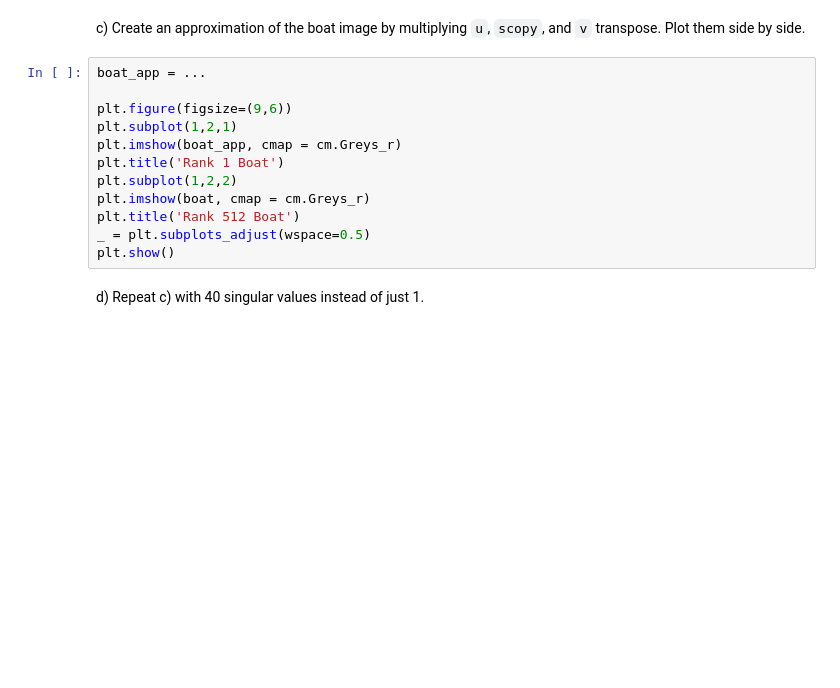
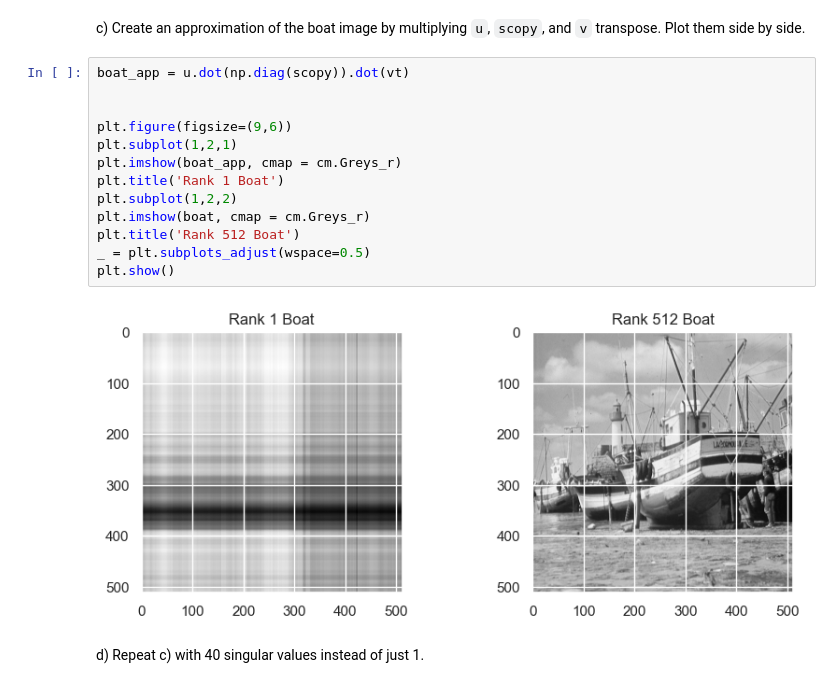
Before and after one commit to Jeetsatishv/CS506Worksheets, a Jupyter notebook: worksheet_10.ipynb, the cells around one changed output. Drawn from its saved outputs; the diff is of its cells as text; blank space fills up the shorter version.

```diff
--- a/worksheet_10.ipynb
+++ b/worksheet_10.ipynb
@@ -101,16 +107,19 @@ scopy = ...
 # %% [markdown]
 c) Create an approximation of the boat image by multiplying `u`, `scopy`, and `v` transpose. Plot them side by side.
 # %%
-boat_app = ...
+boat_app = u.dot(np.diag(scopy)).dot(vt)
+
 
 plt.figure(figsize=(9,6))
 plt.subplot(1,2,1)
 plt.imshow(boat_app, cmap = cm.Greys_r)
 plt.title('Rank 1 Boat')
 plt.subplot(1,2,2)
 plt.imshow(boat, cmap = cm.Greys_r)
 plt.title('Rank 512 Boat')
 _ = plt.subplots_adjust(wspace=0.5)
 plt.show()
+# %% [output]
+[figure, added]
 # %% [markdown]
 d) Repeat c) with 40 singular values instead of just 1.
```
Also changed, not shown: parts of 13 cells of this notebook.
